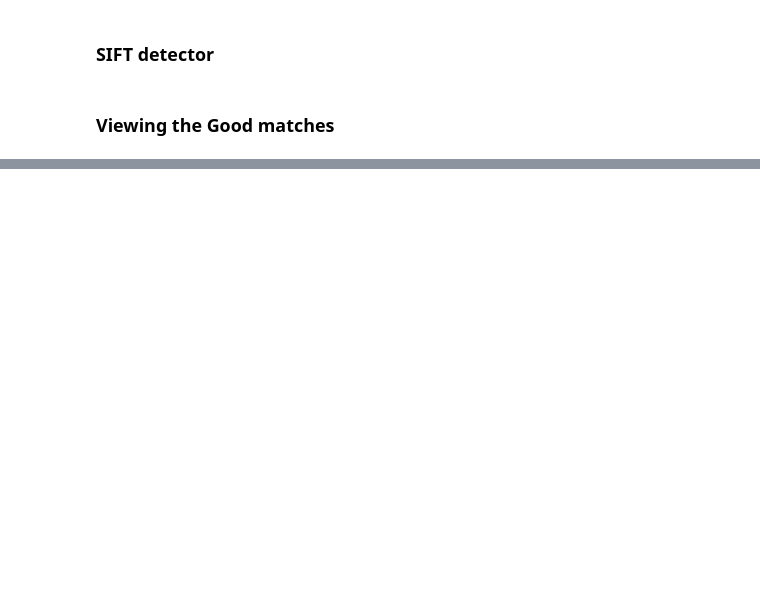
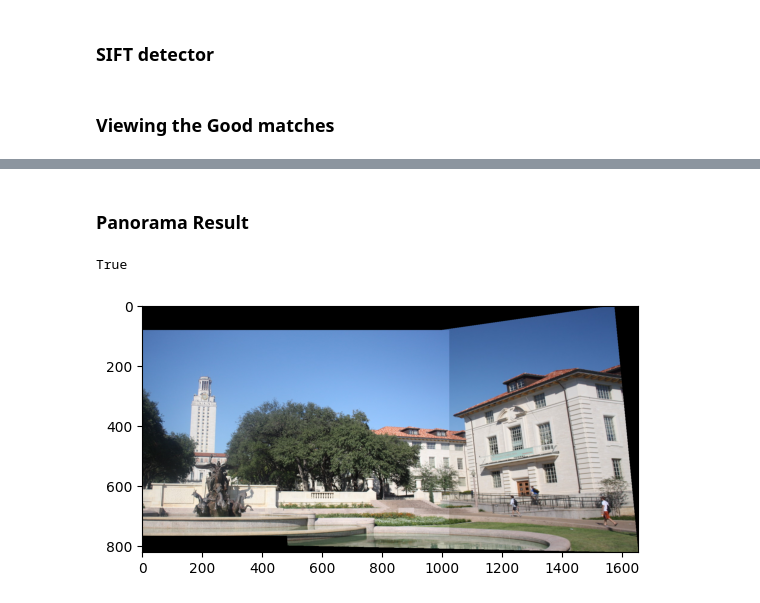
Before and after one commit to Noureldeen73/Augmented-reality-image-stitching, a Jupyter notebook: Mosaics.ipynb, the cells around one changed output, grey strips where cells are left out. Saved outputs shown, nothing was run; the diff lists cells and outputs as text; code cells hidden in the pictures; blank space fills up the shorter version.

```diff
--- a/Mosaics.ipynb
+++ b/Mosaics.ipynb
@@ -138,0 +256,50 @@ Homography Matrix:
+# %%
+def create_pano(img1, img2, H):
+    # Warp img1 to align with img2
+    warped_img1, (min_x, min_y) = inverse_warp(img1, H)
+    h1, w1 = warped_img1.shape[:2]
+    h2, w2 = img2.shape[:2]
+
+    # Calculate frame size to fit both images
+    frame_min_x = min(0, min_x)
+    frame_max_x = max(w2, min_x + w1)
+    frame_min_y = min(0, min_y)
+    frame_max_y = max(h2, min_y + h1)
+
+    # Convert dimensions to integers
+    frame_w = int(frame_max_x - frame_min_x)
+    frame_h = int(frame_max_y - frame_min_y)
+
+    # Create frame and place images
+    frame = np.zeros((frame_h, frame_w, 3), dtype=img1.dtype)
+
+    # Place warped_img1 (convert offsets to integers)
+    offset_x1 = int(min_x - frame_min_x)
+    offset_y1 = int(min_y - frame_min_y)
+    frame[offset_y1:offset_y1+h1, offset_x1:offset_x1+w1] = warped_img1
+
+    # Place img2 (convert offsets to integers)
+    offset_x2 = int(-frame_min_x)
+    offset_y2 = int(-frame_min_y)
+    frame[offset_y2:offset_y2+h2, offset_x2:offset_x2+w2] = img2
+
+    # Calculate bounding box (convert to integers)
+    x_start = int(min(offset_x2, offset_x1))
+    y_start = int(min(offset_y2, offset_y1))
+    x_end = int(max(offset_x2 + w2, offset_x1 + w1))
+    y_end = int(max(offset_y2 + h2, offset_y1 + h1))
+
+    # Crop the frame
+    cropped_frame = frame[y_start:y_end, x_start:x_end]
+
+    return cropped_frame
+# %% [markdown]
+### Panorama Result
+# %%
+pano = create_pano(img1, img2, H)
+
+plt.imshow(cv2.cvtColor(pano, cv2.COLOR_BGR2RGB))
+cv2.imwrite('2-images.jpg', pano)
+# %% [output]
+True
+[figure, added]
```
Also changed, not shown: parts of 11 cells of this notebook, 2 other files.
